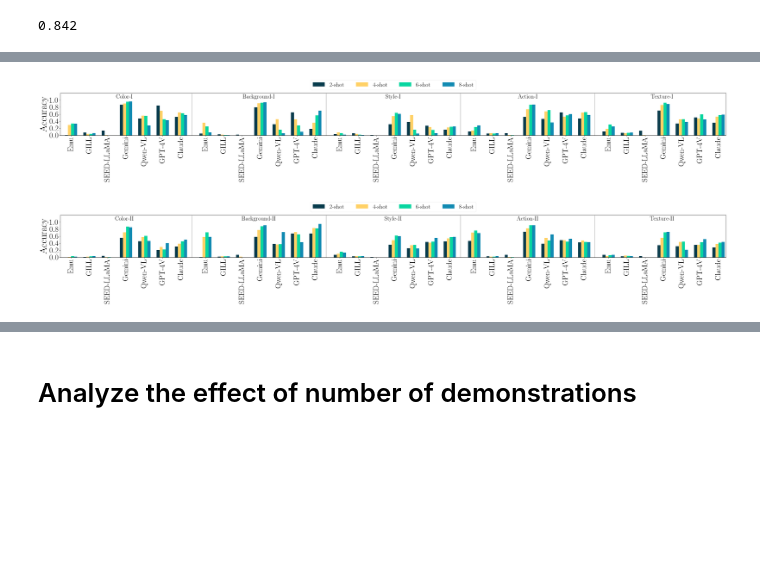
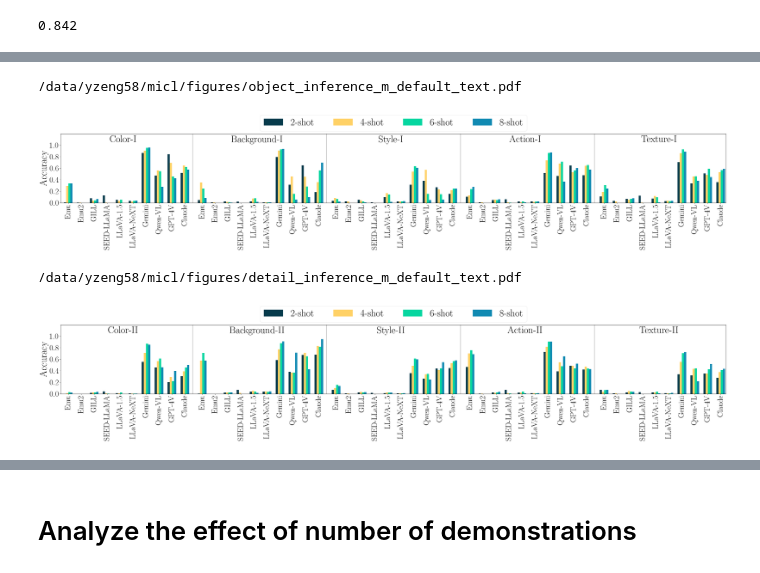
Before and after one commit to UW-Madison-Lee-Lab/CoBSAT, a Jupyter notebook: analysis/plot.ipynb, the cells around one changed output, grey strips where cells are left out. Saved outputs shown, nothing was run; the diff lists cells and outputs as text; code cells hidden in the pictures; blank space fills up the shorter version.

```diff
--- a/analysis/plot.ipynb
+++ b/analysis/plot.ipynb
@@ -90,11 +91,11 @@ model_dict = {
     },
     'text': {
         'emu': 'Emu',
-        # 'emu2': 'Emu2',
+        'emu2': 'Emu2',
         'gill': 'GILL',
         'seed': 'SEED-LLaMA',
-        # 'llava': 'LLaVA-1.5',
-        # 'llava16': 'LLaVA-NeXT',
+        'llava': 'LLaVA-1.5',
+        'llava16': 'LLaVA-NeXT',
         'gemini': 'Gemini',
         'qwen': 'Qwen-VL',
         'gpt4v': 'GPT-4V',
@@ -281,7 +278,7 @@ for task_inference in ['object', 'detail']:
     bar_width = 2.5
     # ask_inference = task_inference
     # model_mode = model_mode
-    width, height = 35, 8
+    width, height = 35, 7
     # prompt_type = prompt_type
     metric = 'overall'
     wspace = 5
@@ -330,42 +327,45 @@ for task_inference in ['object', 'detail']:
 
 
     fig, ax = plt.subplots(nrows = 1, ncols = 1)
-    fig.subplots_adjust(left=0.025, bottom=.51, right=0.999, top=.78, wspace=0, hspace = 0.3) #margin of the figure
+    fig.subplots_adjust(left=0.035, bottom=.38, right=0.995, top=.88, wspace=0, hspace = 0.3) #margin of the figure
     fig.set_size_inches(width, height)
 
     xticks, xticklabels = [], []
     for i, (v1, v2, v3, v4) in enumerate(zip(r1_data, r2_data, r3_data, r4_data)):
         ax.bar(v1['position'], v1['acc'], width = bar_width, color = colors[0], label = '2-shot')
         ax.bar(v2['position'], v2['acc'], width = bar_width, color = colors[1], label = '4-shot')
         ax.bar(v3['position'], v3['acc'], width = bar_width, color = colors[2], label = '6-shot')
         ax.bar(v4['position'], v4['acc'], width = bar_width, color = colors[3], label = '8-shot')
         xticks.append((v2['position'] + v3['position'])/2)
         xticklabels.append(model_dict[model_mode][v3['model']])
 
         if i % len(model_dict[model_mode]) == (len(model_dict[model_mode])-1)//2:
-            ax.text(v2['position'], 1.05, v2['task'], fontsize=22, fontweight='bold', ha='center')
+            ax.text(v4['position'], 1.05, v2['task'], fontsize=35, fontweight='bold', ha='center')
 
         if i % len(model_dict[model_mode]) == (len(model_dict[model_mode])-1):
             if not i // len(model_dict[model_mode]) == 4:
                 ax.axvline(x=v4['position'] + wspace, color='grey', linestyle='-', linewidth=1)
 
         # add legend
         if i == 0:
-            ax.legend(loc='upper center', bbox_to_anchor=(0.5, 1.38), ncol=4, fontsize=22)
+            ax.legend(loc='upper center', bbox_to_anchor=(0.5, 1.34), ncol=4, fontsize=35)
 
     ax.set_xticks(xticks)
     ax.set_xlim(-wspace, wspace + barspace*(len(r1_data)-1) + wspace*(len(r1_data)//len(model_dict[model_mode])))
     # break the line of the xticklabels
     ax.set_xticklabels(xticklabels, rotation = 90)
     ax.set_yticks(np.arange(0, 1.2, 0.2))
     # set ylabel
     ax.set_ylim(0,1.2)
     ax.set_ylabel('Accuracy', fontsize=35)
     save_path = f'{root_dir}/figures/{task_inference}_inference_m_{prompt_type}_{model_mode}.pdf'
+    print(save_path)
     os.makedirs(os.path.dirname(save_path), exist_ok=True)
     fig.savefig(save_path)
     plt.show()
 # %% [output]
+/data/yzeng58/micl/figures/object_inference_m_default_text.pdf
-[figure, old version]
+[figure, new version]
+/data/yzeng58/micl/figures/detail_inference_m_default_text.pdf
-[figure, old version]
+[figure, new version]
 # %%
```
Also changed, not shown: parts of 12 cells of this notebook, 1 other file.
